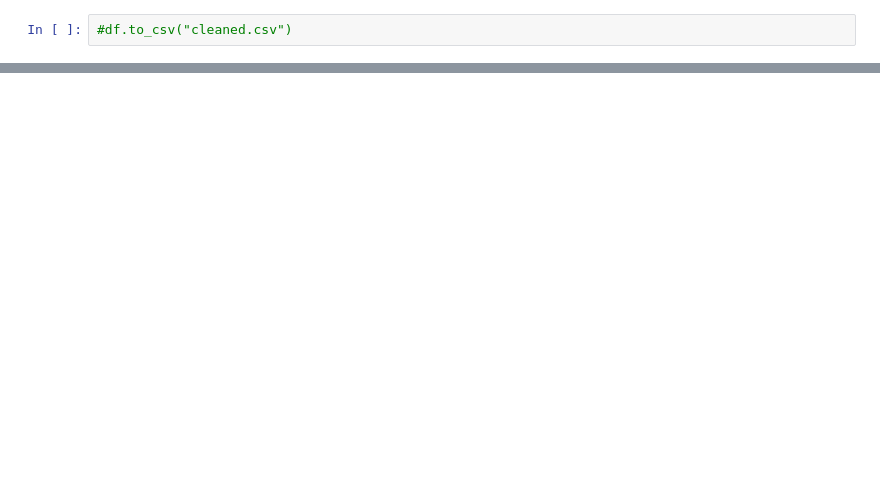
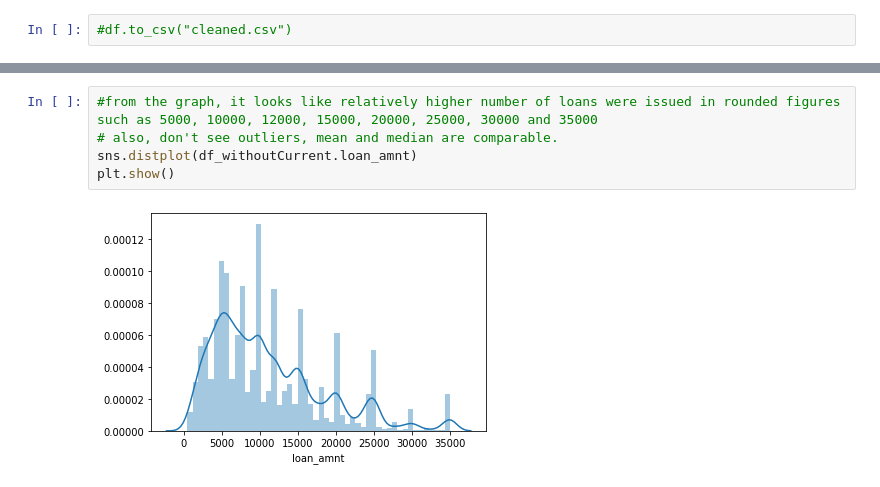
Before and after one commit to iamshivprasad/DataScience, a Jupyter notebook: Shiva.ipynb, the cells around one changed output, grey strips where cells are left out. Drawn from its saved outputs; the diff is of its cells as text; blank space fills up the shorter version.

```diff
--- a/Shiva.ipynb
+++ b/Shiva.ipynb
@@ -290,0 +343,7 @@ sns.countplot(df.emp_length, order = df.emp_length.value_counts().index)
+# %%
+#from the graph, it looks like relatively higher number of loans were issued in rounded figures such as 5000, 10000, 12000, 15000, 20000, 25000, 30000 and 35000
+# also, don't see outliers, mean and median are comparable.
+sns.distplot(df_withoutCurrent.loan_amnt)
+plt.show()
+# %% [output]
+[figure, added]
```
Also changed, not shown: parts of 183 cells of this notebook.
